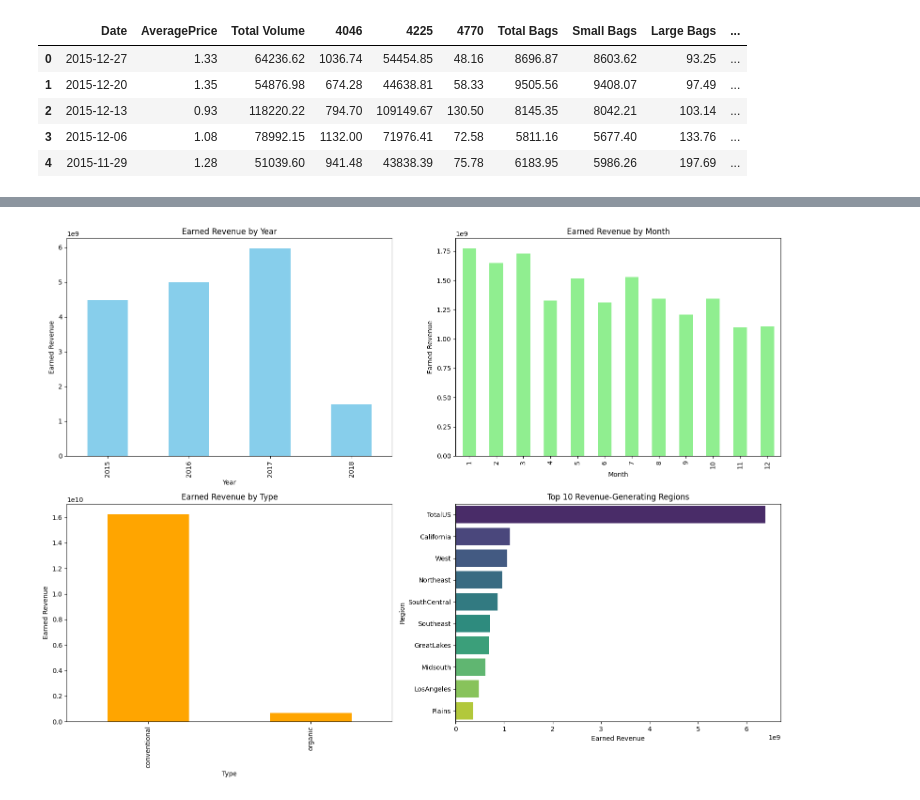
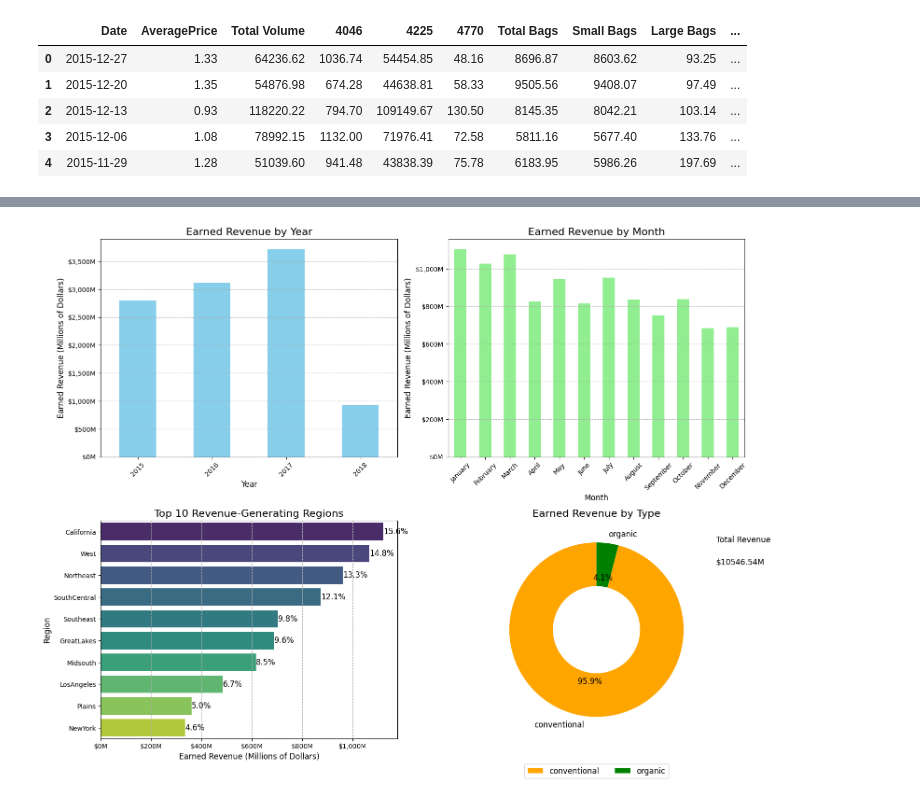
Before and after one commit to Joyfreaky/avocado_analytics, a Jupyter notebook: avocado.ipynb, the cells around one changed output, grey strips where cells are left out. Drawn from its saved outputs; the diff is of its cells as text; code cells hidden in the pictures.

```diff
--- a/avocado.ipynb
+++ b/avocado.ipynb
@@ -106,6 +67,0 @@ plt.show()
-# %%
-# Change the type of the index column to datetime
-df.index = pd.to_datetime(df.index)
-
-# Check the first 5 rows of the dataset
-df.head()
@@ -120,6 +67,0 @@ df.head()
-# %%
-# Add total revenue column to the dataset by multiplying the average price and the total volume
-df['TotalRevenue'] = df['AveragePrice'] * df['Total Volume']
-
-# Check the first 5 rows of the dataset
-df.head()
@@ -133,0 +106,5 @@ df.head()
+# %%
+# Get rid of the TotalUS data from the original dataframe
+df = df[df['region'] != 'TotalUS']
+
+df.head()
@@ -186,70 +214,86 @@ plt.show()
 # %%
-import pandas as pd
-import matplotlib.pyplot as plt
-import seaborn as sns
-
-# Load the dataset
-df = pd.read_csv('avocado.csv')
-
-# Convert the 'Date' column to datetime type
-df['Date'] = pd.to_datetime(df['Date'])
-
 # Calculate the earned revenue by multiplying the average price with total volume
 df['EarnedRevenue'] = df['AveragePrice'] * df['Total Volume']
 
 # Earned Revenue by Year
-earned_revenue_by_year = df.groupby(df['Date'].dt.year)['EarnedRevenue'].sum()
+earned_revenue_by_year = df.groupby(df['Date'].dt.year)['EarnedRevenue'].sum() / 1000000
 
 # Earned Revenue by Month
-earned_revenue_by_month = df.groupby(df['Date'].dt.month)['EarnedRevenue'].sum()
+earned_revenue_by_month = df.groupby(df['Date'].dt.month)['EarnedRevenue'].sum() / 1000000
+earned_revenue_by_month.index = earned_revenue_by_month.index.map(lambda x: calendar.month_name[x])
 
 # Earned Revenue by Region
-earned_revenue_by_region = df.groupby('region')['EarnedRevenue'].sum()
+earned_revenue_by_region = df.groupby('region')['EarnedRevenue'].sum() / 1000000
 
 # Earned Revenue by Type
-earned_revenue_by_type = df.groupby('type')['EarnedRevenue'].sum()
+earned_revenue_by_type = df.groupby('type')['EarnedRevenue'].sum() / 1000000
 
 # Top 10 revenue-generating regions
 top_10_regions = earned_revenue_by_region.nlargest(10)
+
+# Calculate the percentage of total revenue for each region
+region_revenue_percentage = (top_10_regions / top_10_regions.sum()) * 100
 
 # Set the figure size for the visualizations
 plt.figure(figsize=(16, 12))
 
 # Earned Revenue by Year
 plt.subplot(2, 2, 1)
 earned_revenue_by_year.plot(kind='bar', color='skyblue')
-plt.title('Earned Revenue by Year')
-plt.xlabel('Year')
-plt.ylabel('Earned Revenue')
+plt.title('Earned Revenue by Year', fontsize=16)
+plt.xlabel('Year', fontsize=12)
+plt.ylabel('Earned Revenue (Millions of Dollars)', fontsize=12)
+plt.xticks(rotation=45)
+plt.grid(axis='y', linestyle='--')
+plt.gca().yaxis.set_major_formatter(ticker.StrMethodFormatter('${x:,.0f}M'))
 
 # Earned Revenue by Month
 plt.subplot(2, 2, 2)
 earned_revenue_by_month.plot(kind='bar', color='lightgreen')
-plt.title('Earned Revenue by Month')
-plt.xlabel('Month')
-plt.ylabel('Earned Revenue')
+plt.title('Earned Revenue by Month', fontsize=16)
+plt.xlabel('Month', fontsize=12)
+plt.ylabel('Earned Revenue (Millions of Dollars)', fontsize=12)
+plt.xticks(rotation=45)
+plt.grid(axis='y', linestyle='--')
+plt.gca().yaxis.set_major_formatter(ticker.StrMethodFormatter('${x:,.0f}M'))
 
 # Earned Revenue by Type
 plt.subplot(2, 2, 3)
-earned_revenue_by_type.plot(kind='bar', color='orange')
-plt.title('Earned Revenue by Type')
-plt.xlabel('Type')
-plt.ylabel('Earned Revenue')
+
+sns.barplot(x=top_10_regions.values, y=top_10_regions.index, palette='viridis')
+plt.title('Top 10 Revenue-Generating Regions', fontsize=16)
+plt.xlabel('Earned Revenue (Millions of Dollars)', fontsize=12)
+plt.ylabel('Region', fontsize=12)
+plt.grid(axis='x', linestyle='--')
+plt.gca().xaxis.set_major_formatter(ticker.StrMethodFormatter('${x:,.0f}M'))
+
+# Display percentage of total revenue for each region
+for i, region in enumerate(top_10_regions.index):
+    plt.text(top_10_regions.values[i] + 0.5, i, f'{region_revenue_percentage[i]:.1f}%', fontsize=12, va='center')
+
 
 # Top 10 revenue-generating regions
 plt.subplot(2, 2, 4)
-sns.barplot(x=top_10_regions.values, y=top_10_regions.index, palette='viridis')
-plt.title('Top 10 Revenue-Generating Regions')
-plt.xlabel('Earned Revenue')
-plt.ylabel('Region')
+
+
+colors = ['orange', 'green']
+plt.pie(earned_revenue_by_type, labels=earned_revenue_by_type.index, colors=colors, autopct='%1.1f%%',
+        startangle=90, textprops={'fontsize': 12})
+plt.title('Earned Revenue by Type', fontsize=16)
+circle = plt.Circle(xy=(0, 0), radius=0.5, facecolor='white')
+plt.gca().add_artist(circle)
+plt.grid(axis='x', linestyle='--')
+plt.text(1.05, 0.9, 'Total Revenue', fontsize=12, transform=plt.gca().transAxes)
+plt.text(1.05, 0.8, f'${round(earned_revenue_by_type.sum(), 2)}M', fontsize=12, transform=plt.gca().transAxes)
+plt.legend(loc='lower center', bbox_to_anchor=(0.5, -0.2), ncol=2, fontsize=12)
 
 # Adjust the spacing between subplots
 plt.tight_layout()
 
 # Show the visualizations
 plt.show()
 # %% [output]
-[figure, old version]
+[figure, new version]
 # %%
 import pandas as pd
 import matplotlib.pyplot as plt
```
Also changed, not shown: parts of 21 cells of this notebook.
